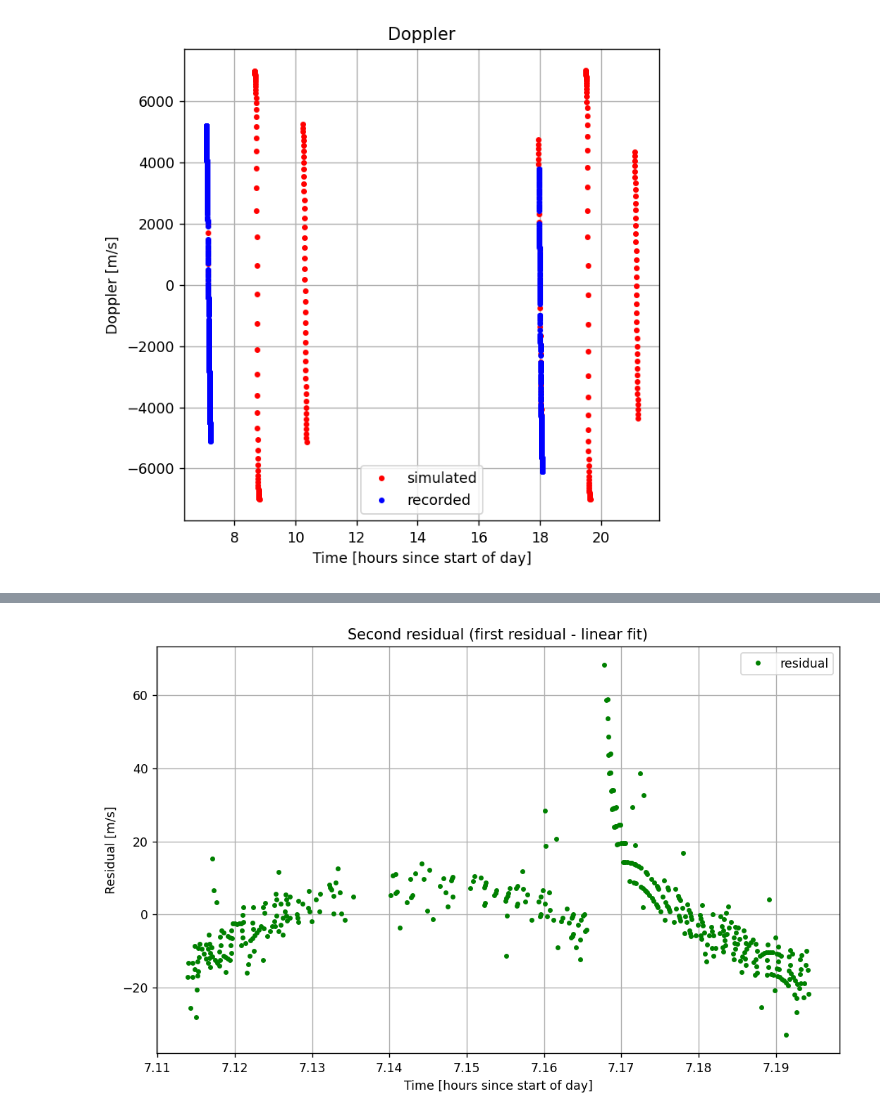
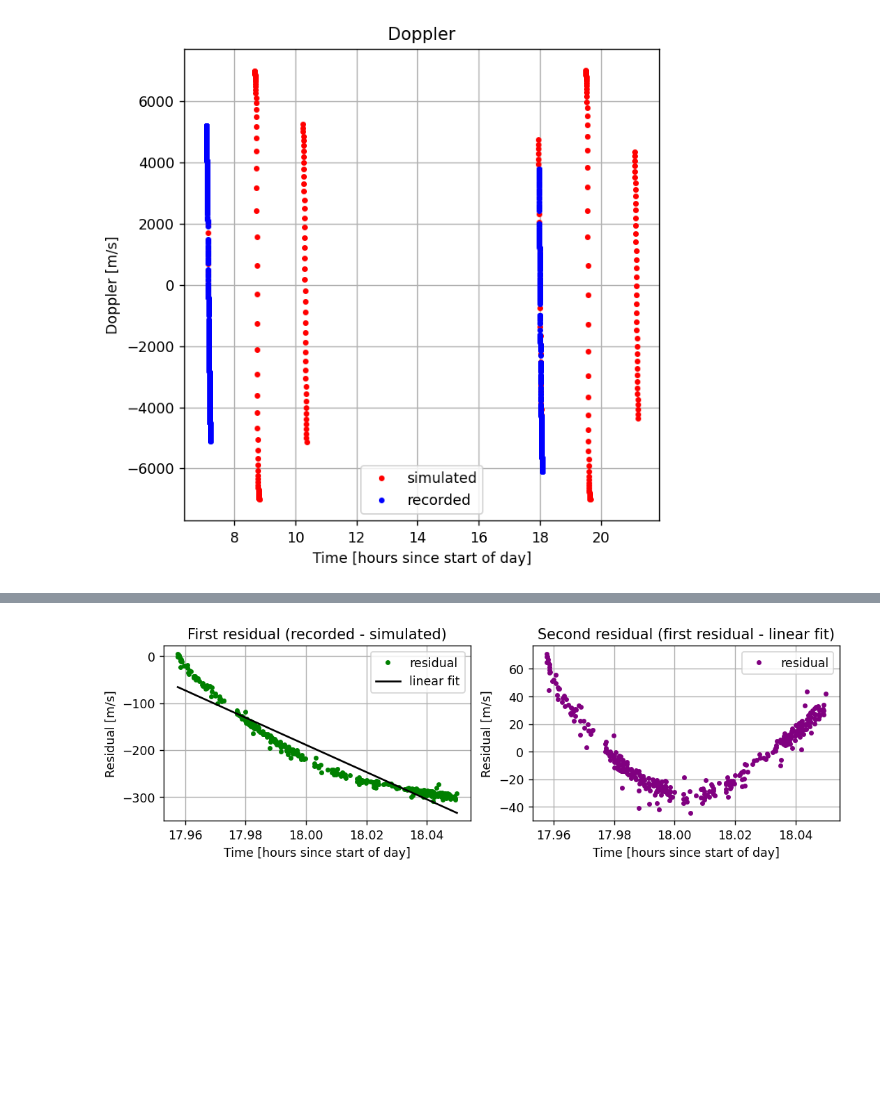
Before and after one commit to DopTrack/estimate, a Jupyter notebook: Assignment1.ipynb, the cells around one changed output, grey strips where cells are left out. Saved outputs shown, nothing was run; the diff lists cells and outputs as text; code cells hidden in the pictures; blank space fills up the shorter version.

Commit message:
small changes to plotting

```diff
--- a/Assignment1.ipynb
+++ b/Assignment1.ipynb
@@ -382,11 +382,11 @@ LECTURE on how this is done.
 Now it is your time to look at the data recorded and how well they are related to the simulated observations.
 # %%
 # Observation files to be uploaded
-data = ['Delfi-C3_32789_202004020904.DOP1C', 'Delfi-C3_32789_202004021953.DOP1C']
+data = ['Delfi-C3_32789_202004020904.DOP1C', 'Delfi-C3_32789_202004021953.DOP1C', 'Delfi-C3_32789_202004022126.DOP1C']
 
 # Process observations.
 # This loads the recorded observations and retrieve the start of each tracking pass
-passes_start_times, passes_end_times, observation_times, observations_set = load_and_format_observations(data_folder, data)
+passes_start_times, passes_end_times, observation_times, observations_set = load_and_format_observations(data_folder, data, [])
 
 # Retrieve measured Doppler values
 real_doppler = observations_set.concatenated_observations
@@ -411,7 +411,7 @@ plt.show()
 # --------------------------------------
 # %%
 # Index of the *recorded* pass of interest (warning: the number of recorded passes might differ from the number of simulated passes)
-index_pass = 0
+index_pass = 2
 single_pass_start_time = passes_start_times[index_pass]
 single_pass_end_time = passes_end_times[index_pass]
 
@@ -452,4 +452,6 @@ ax3.set_title(f'First residual (recorded - simulated)')
 ax3.legend()
 ax3.set_xlabel('Time [hours since start of day]')
 ax3.set_ylabel('Residual [m/s]')
+
+plt.show()
 # %% [output]
@@ -459,34 +460,34 @@ Text(0, 0.5, 'Residual [m/s]')
 # Perform linear regression on first residual
 linear_fit = LinearRegression().fit(interpolated_times.reshape((-1, 1)), first_residual_obs)
 
 # Retrieve fit model
 fit = linear_fit.predict(np.linspace(interpolated_times[0], interpolated_times[len(interpolated_times)-1]).reshape((-1, 1)))
 
 # Compute second residual after removing linear fit
 second_residual_obs = first_residual_obs - linear_fit.predict(interpolated_times.reshape((-1, 1)))
 
 fig = plt.figure(figsize=(10,6), dpi=125)
 fig.tight_layout()
 fig.subplots_adjust(hspace=0.3)
 
-ax4 = fig.add_subplot(1,2,1)
-ax3 = fig.add_subplot(1,2,2)
+ax3 = fig.add_subplot(2,2,1)
+ax4 = fig.add_subplot(2,2,2)
 
 ax3.plot((interpolated_times - start_recording_day)/3600, first_residual_obs, label='residual', color='green', linestyle='none', marker='.')
 ax3.plot((np.linspace(interpolated_times[0], interpolated_times[len(interpolated_times)-1]) - start_recording_day)/3600, fit, label='linear fit', color='black', linestyle='-')
 ax3.grid()
 ax3.set_title(f'First residual (recorded - simulated)')
 ax3.legend()
 ax3.set_xlabel('Time [hours since start of day]')
 ax3.set_ylabel('Residual [m/s]')
 
-ax4.plot((interpolated_times - start_recording_day)/3600, second_residual_obs, label='residual', color='green', linestyle='none', marker='.')
+ax4.plot((interpolated_times - start_recording_day)/3600, second_residual_obs, label='residual', color='purple', linestyle='none', marker='.')
 ax4.grid()
 ax4.set_title(f'Second residual (first residual - linear fit)')
 ax4.legend()
 ax4.set_xlabel('Time [hours since start of day]')
 ax4.set_ylabel('Residual [m/s]')
 
 plt.show()
 # %% [output]
-[figure, old version]
+[figure, new version]
```
Also changed, not shown: parts of 1 cell of this notebook.
